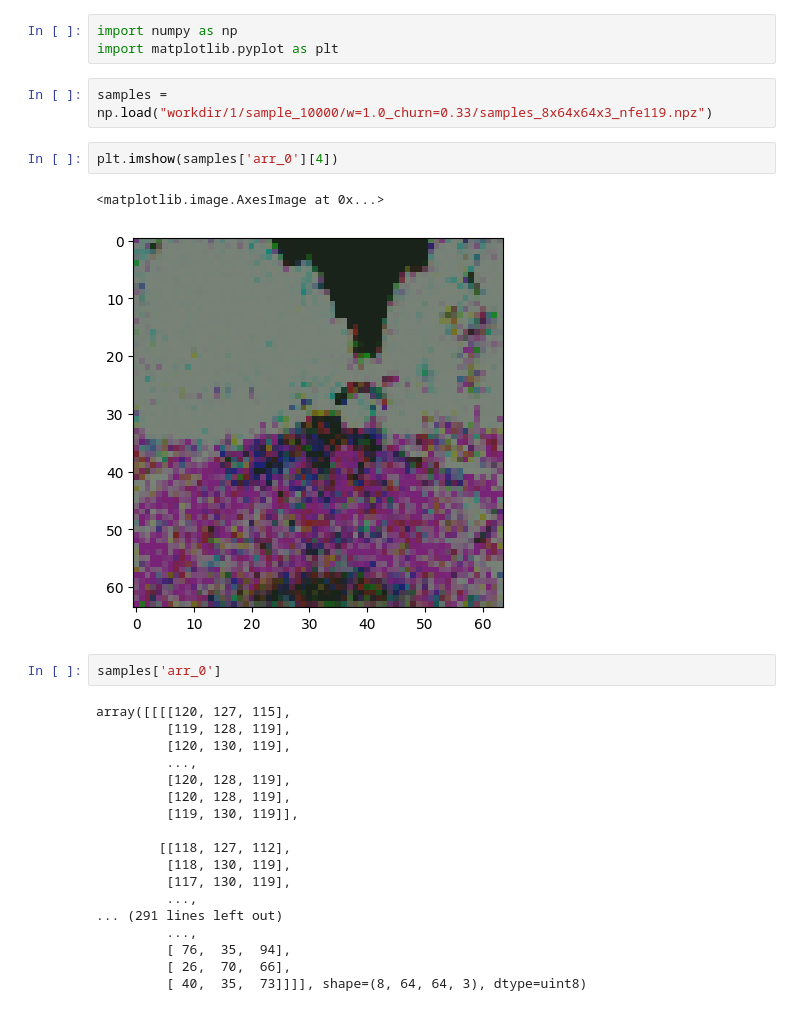
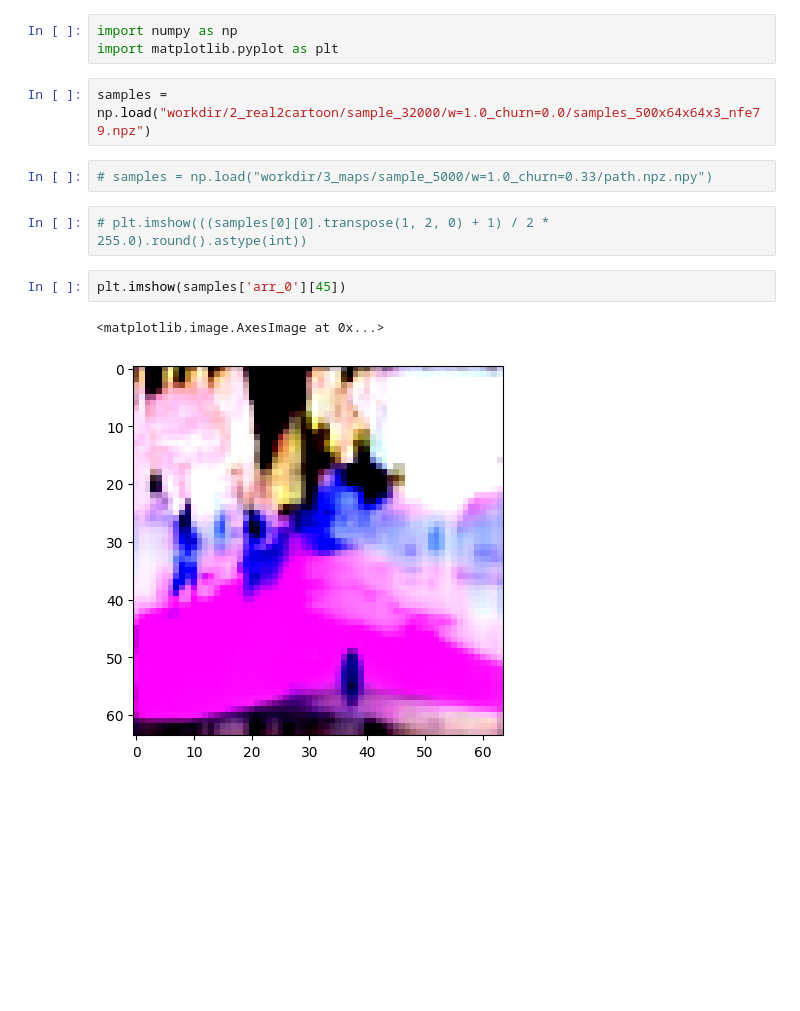
Before and after one commit to makriot/ddbm, a Jupyter notebook: ddbm.ipynb, the cells around one changed output. Drawn from its saved outputs; the diff is of its cells as text; blank space fills up the shorter version.

Commit message:
added sampling visualization

```diff
--- a/ddbm.ipynb
+++ b/ddbm.ipynb
@@ -237,30 +223,14 @@ OutOfMemoryError: CUDA out of memory. Tried to allocate 512.00 MiB. GPU 2 has a
 # %%
 import numpy as np
 import matplotlib.pyplot as plt
+# %%
+samples = np.load("workdir/2_real2cartoon/sample_32000/w=1.0_churn=0.0/samples_500x64x64x3_nfe79.npz")
 # %%
-samples = np.load("workdir/1/sample_10000/w=1.0_churn=0.33/samples_8x64x64x3_nfe119.npz")
+# samples = np.load("workdir/3_maps/sample_5000/w=1.0_churn=0.33/path.npz.npy")
+# %%
+# plt.imshow(((samples[0][0].transpose(1, 2, 0) + 1) / 2 * 255.0).round().astype(int))
 # %%
-plt.imshow(samples['arr_0'][4])
+plt.imshow(samples['arr_0'][45])
 # %% [output]
 <matplotlib.image.AxesImage at 0x...>
-[figure, old version]
+[figure, new version]
-# %%
-samples['arr_0']
-# %% [output]
-array([[[[120, 127, 115],
-         [119, 128, 119],
-         [120, 130, 119],
-         ...,
-         [120, 128, 119],
-         [120, 128, 119],
-         [119, 130, 119]],
-
-        [[118, 127, 112],
-         [118, 130, 119],
-         [117, 130, 119],
-         ...,
-... (291 lines left out)
-         ...,
-         [ 76,  35,  94],
-         [ 26,  70,  66],
-         [ 40,  35,  73]]]], shape=(8, 64, 64, 3), dtype=uint8)
```
Also changed, not shown: parts of 5 cells of this notebook, 3 other files.
